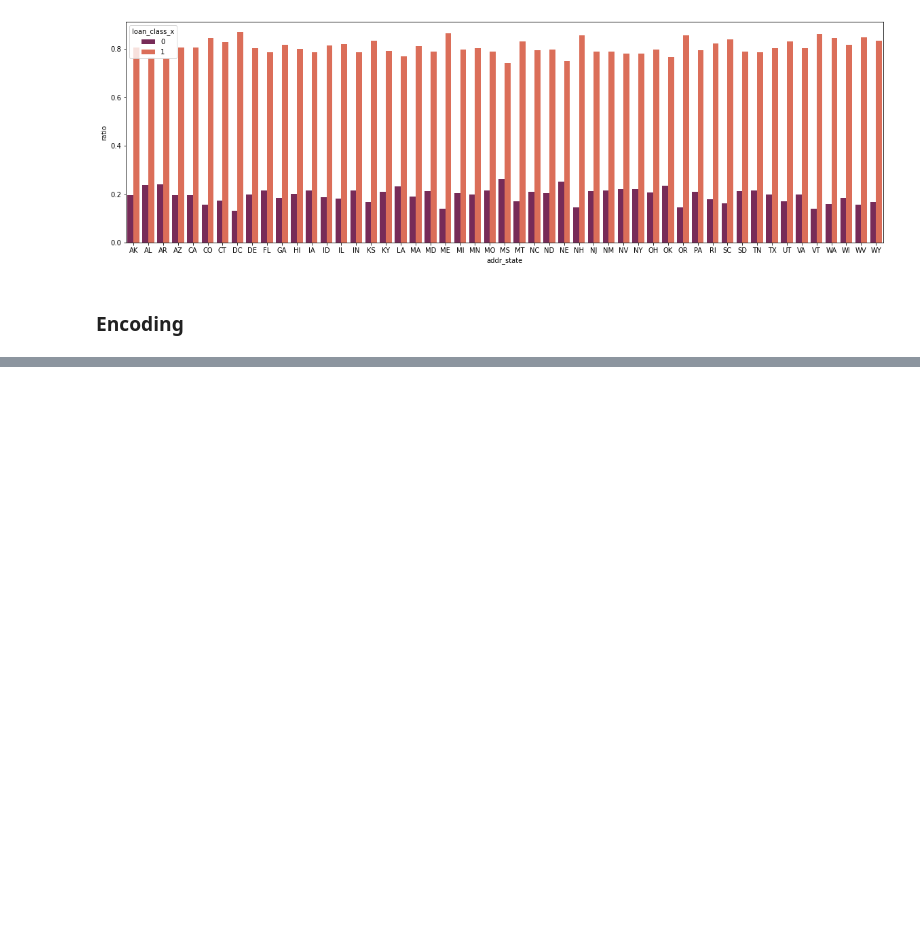
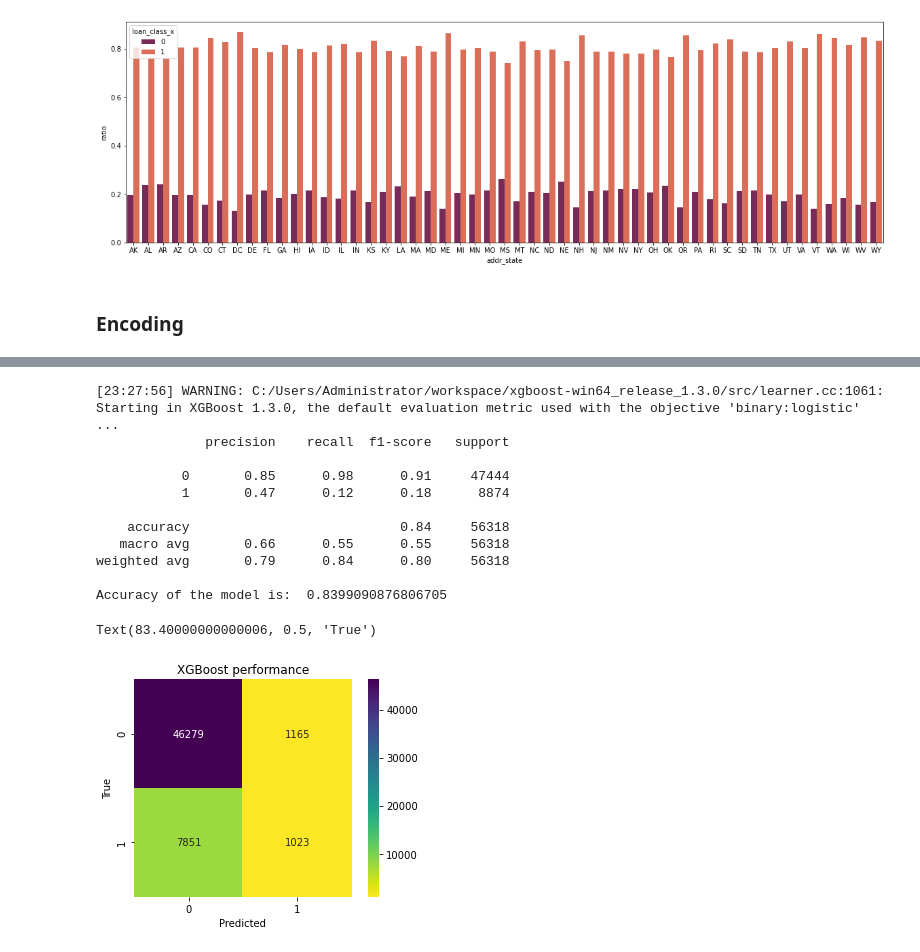
Before and after one commit to Chaitali20-gh/Data-Science, a Jupyter notebook: Lending Club/Lending Club.ipynb, the cells around one changed output, grey strips where cells are left out. Cells and saved outputs as stored; diff of their text form; code cells hidden in the pictures; blank space fills up the shorter version.

```diff
--- a/Lending Club/Lending Club.ipynb
+++ b/Lending Club/Lending Club.ipynb
@@ -814,0 +580,14 @@ X_train
+# %%
+#split loans into train test groups based on year. Define X_train/test, Y_train/test
+
+loans_train = loans[loans['year'] < 2018]
+loans_test = loans[loans['year'] == 2018]
+
+X_train = loans_train.loc[:, loans_train.columns != "loan_class"]
+Y_train = loans_train["loan_class"]
+
+X_test = loans_test.loc[:, loans_test.columns != "loan_class"]
+Y_test = loans_test["loan_class"]
+
+X_train.drop('year', axis =1)
+X_test.drop('year', axis =1)
@@ -1246,0 +805,39 @@ plt.show()
+# %%
+# Apply XGBoosting model on train data
+import xgboost as xgb
+xg = xgb.XGBClassifier()
+
+n_estimators = 100
+xg.set_params(max_depth=4, n_estimators=n_estimators)
+train_r2 = []
+
+steps = range(100,1000,10)
+
+xg.fit(X_train,Y_train)
+Y_pred = xg.predict(X_test)
+
+# Summary of the prediction
+print(classification_report(Y_test, Y_pred))
+#print(confusion_matrix(Y_test, Y_pred))
+conf_matrix = confusion_matrix(Y_test, Y_pred)
+# Accuracy
+print("Accuracy of the model is: ", accuracy_score(Y_pred,Y_test))
+
+ax = sns.heatmap(conf_matrix, cmap='viridis_r', annot=True, fmt='d', square=True)
+ax.set_title('XGBoost performance')
+ax.set_xlabel('Predicted')
+ax.set_ylabel('True')
+# %% [output]
+[23:27:56] WARNING: C:/Users/Administrator/workspace/xgboost-win64_release_1.3.0/src/learner.cc:1061: Starting in XGBoost 1.3.0, the default evaluation metric used with the objective 'binary:logistic' ...
+              precision    recall  f1-score   support
+
+           0       0.85      0.98      0.91     47444
+           1       0.47      0.12      0.18      8874
+
+    accuracy                           0.84     56318
+   macro avg       0.66      0.55      0.55     56318
+weighted avg       0.79      0.84      0.80     56318
+
+Accuracy of the model is:  0.8399090876806705
+Text(83.40000000000006, 0.5, 'True')
+[figure, added]
```
Also changed, not shown: parts of 127 cells of this notebook.
